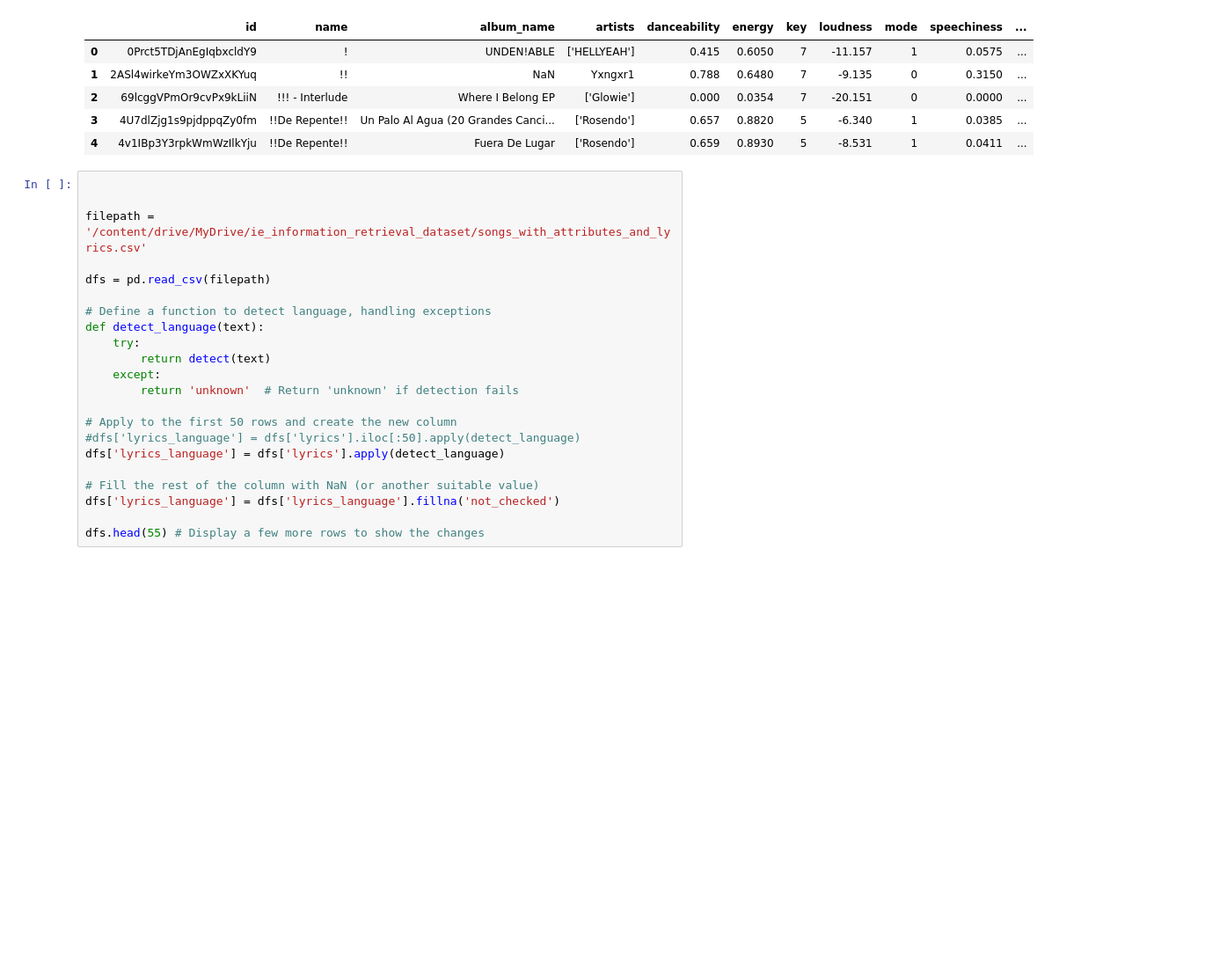
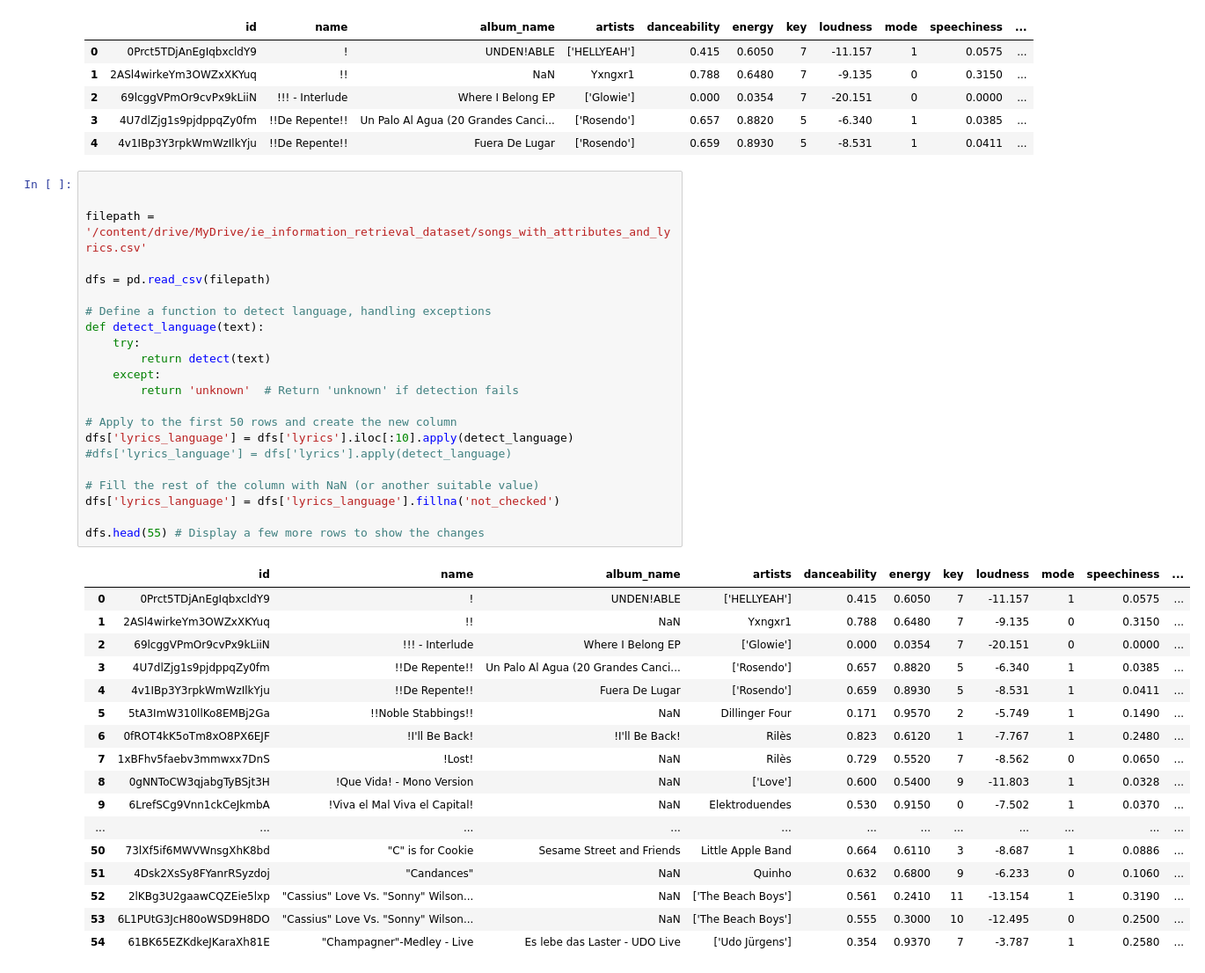
Before and after one commit to kevgam/CAS_IE_Information_Retrieval, a Jupyter notebook: IR_Test.ipynb, the cells around one changed output. Shown: that part at 88% size. Drawn from its saved outputs; the diff is of its cells as text; blank space fills up the shorter version.

```diff
--- a/IR_Test.ipynb
+++ b/IR_Test.ipynb
@@ -30,22 +30,40 @@ dfs.head()
 # %%
 
 
 filepath = '/content/drive/MyDrive/ie_information_retrieval_dataset/songs_with_attributes_and_lyrics.csv'
 
 dfs = pd.read_csv(filepath)
 
 # Define a function to detect language, handling exceptions
 def detect_language(text):
     try:
         return detect(text)
     except:
         return 'unknown'  # Return 'unknown' if detection fails
 
 # Apply to the first 50 rows and create the new column
-#dfs['lyrics_language'] = dfs['lyrics'].iloc[:50].apply(detect_language)
-dfs['lyrics_language'] = dfs['lyrics'].apply(detect_language)
+dfs['lyrics_language'] = dfs['lyrics'].iloc[:10].apply(detect_language)
+#dfs['lyrics_language'] = dfs['lyrics'].apply(detect_language)
 
 # Fill the rest of the column with NaN (or another suitable value)
 dfs['lyrics_language'] = dfs['lyrics_language'].fillna('not_checked')
 
 dfs.head(55) # Display a few more rows to show the changes
+# %% [output]
+|  | id | name | album_name | artists | danceability | energy | key | loudness | mode | speechiness | ... |
+| 0 | 0Prct5TDjAnEgIqbxcldY9 | ! | UNDEN!ABLE | ['HELLYEAH'] | 0.415 | 0.6050 | 7 | -11.157 | 1 | 0.0575 | ... |
+| 1 | 2ASl4wirkeYm3OWZxXKYuq | !! | NaN | Yxngxr1 | 0.788 | 0.6480 | 7 | -9.135 | 0 | 0.3150 | ... |
+| 2 | 69lcggVPmOr9cvPx9kLiiN | !!! - Interlude | Where I Belong EP | ['Glowie'] | 0.000 | 0.0354 | 7 | -20.151 | 0 | 0.0000 | ... |
+| 3 | 4U7dlZjg1s9pjdppqZy0fm | !!De Repente!! | Un Palo Al Agua (20 Grandes Canci... | ['Rosendo'] | 0.657 | 0.8820 | 5 | -6.340 | 1 | 0.0385 | ... |
+| 4 | 4v1IBp3Y3rpkWmWzIlkYju | !!De Repente!! | Fuera De Lugar | ['Rosendo'] | 0.659 | 0.8930 | 5 | -8.531 | 1 | 0.0411 | ... |
+| 5 | 5tA3ImW310llKo8EMBj2Ga | !!Noble Stabbings!! | NaN | Dillinger Four | 0.171 | 0.9570 | 2 | -5.749 | 1 | 0.1490 | ... |
+| 6 | 0fROT4kK5oTm8xO8PX6EJF | !I'll Be Back! | !I'll Be Back! | Rilès | 0.823 | 0.6120 | 1 | -7.767 | 1 | 0.2480 | ... |
+| 7 | 1xBFhv5faebv3mmwxx7DnS | !Lost! | NaN | Rilès | 0.729 | 0.5520 | 7 | -8.562 | 0 | 0.0650 | ... |
+| 8 | 0gNNToCW3qjabgTyBSjt3H | !Que Vida! - Mono Version | NaN | ['Love'] | 0.600 | 0.5400 | 9 | -11.803 | 1 | 0.0328 | ... |
+| 9 | 6LrefSCg9Vnn1ckCeJkmbA | !Viva el Mal Viva el Capital! | NaN | Elektroduendes | 0.530 | 0.9150 | 0 | -7.502 | 1 | 0.0370 | ... |
+| ... | ... | ... | ... | ... | ... | ... | ... | ... | ... | ... | ... |
+| 50 | 73lXf5if6MWVWnsgXhK8bd | "C" is for Cookie | Sesame Street and Friends | Little Apple Band | 0.664 | 0.6110 | 3 | -8.687 | 1 | 0.0886 | ... |
+| 51 | 4Dsk2XsSy8FYanrRSyzdoj | "Candances" | NaN | Quinho | 0.632 | 0.6800 | 9 | -6.233 | 0 | 0.1060 | ... |
+| 52 | 2lKBg3U2gaawCQZEie5lxp | "Cassius" Love Vs. "Sonny" Wilson... | NaN | ['The Beach Boys'] | 0.561 | 0.2410 | 11 | -13.154 | 1 | 0.3190 | ... |
+| 53 | 6L1PUtG3JcH80oWSD9H8DO | "Cassius" Love Vs. "Sonny" Wilson... | NaN | ['The Beach Boys'] | 0.555 | 0.3000 | 10 | -12.495 | 0 | 0.2500 | ... |
+| 54 | 61BK65EZKdkeJKaraXh81E | "Champagner"-Medley - Live | Es lebe das Laster - UDO Live | ['Udo Jürgens'] | 0.354 | 0.9370 | 7 | -3.787 | 1 | 0.2580 | ... |
```
Also changed, not shown: parts of 4 cells of this notebook.
